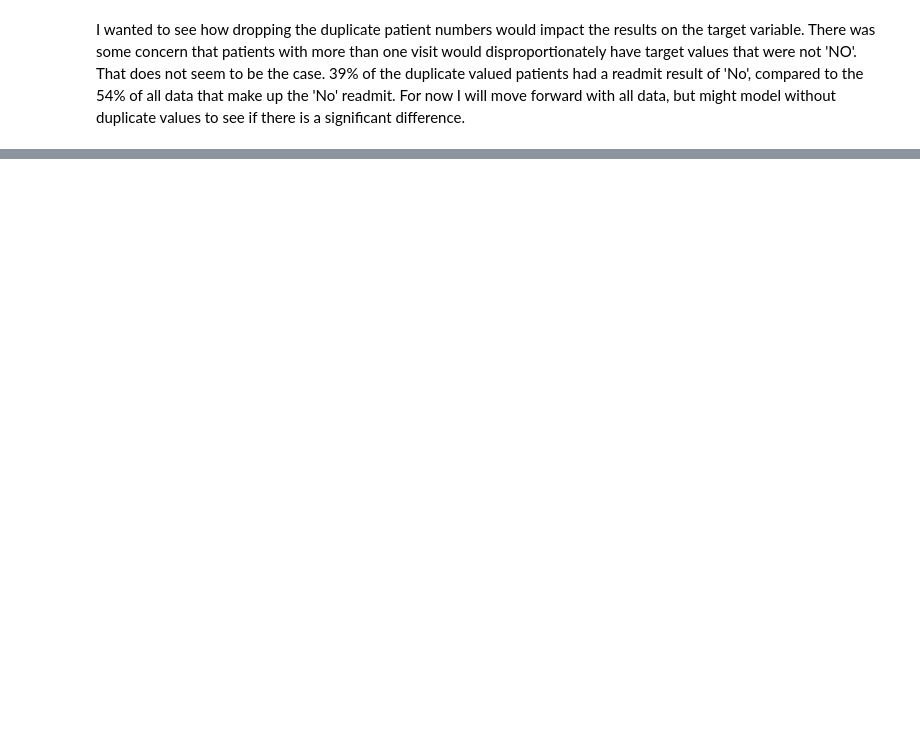
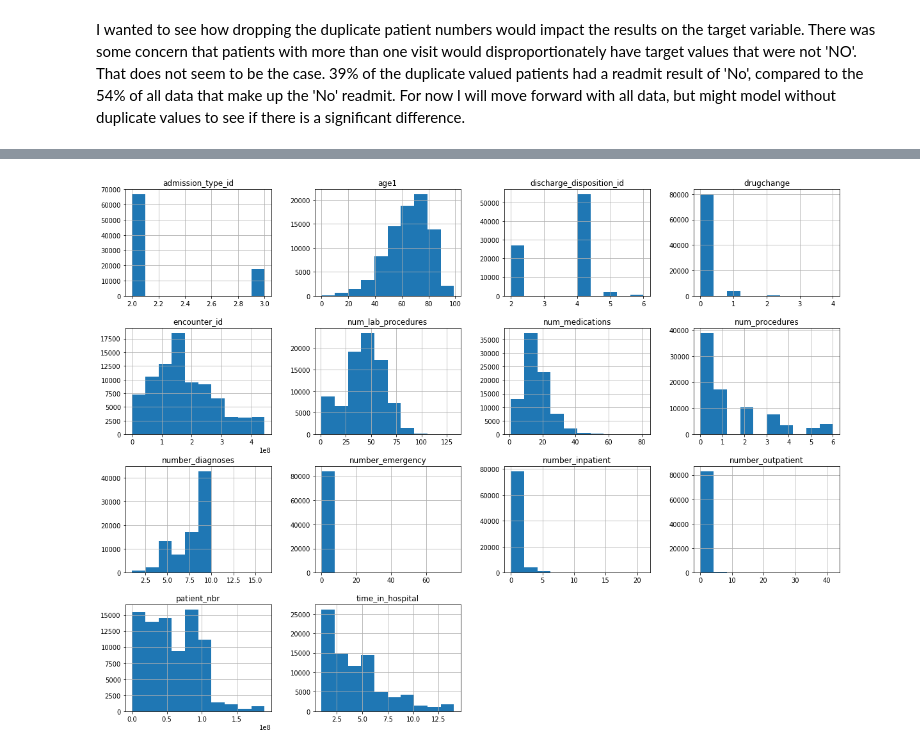
Before and after one commit to zazuetaz/Mod-5-Project, a Jupyter notebook: Zazueta - Mod 5 Project.ipynb, the cells around one changed output, grey strips where cells are left out. Saved outputs shown, nothing was run; the diff lists cells and outputs as text; code cells hidden in the pictures; blank space fills up the shorter version.

```diff
--- a/Zazueta - Mod 5 Project.ipynb
+++ b/Zazueta - Mod 5 Project.ipynb
@@ -190,0 +253,29 @@ Name: readmitted, dtype: int64
+# %%
+#I wanted to recode age as a continuous variable
+#First I needed to control for patient id, because I have a few repeat patients
+dd = data.drop_duplicates('patient_nbr', keep='first')
+
+#I then wanted to make a function that would read through the binned ages and
+#return a random int between the high and low value
+def get_age(i):
+    #this reads the 1:3 characters of e.g. '[10-20)'
+    a = dd.age[i][1:3]
+    #This controls for the '[0-10)' bin
+    if a == '0-':
+        a = 0
+    else:
+        a = int(a)
+    b = a + 10
+    c = np.random.randint(a, b)
+    #c is going to give us a random integer between e.g. (10, 20)
+    return c
+#This generates a new column with an integer of age in the df that is
+#controlled for duplicate patient ids
+dd['age1'] = [get_age(i) for i in dd.index]
+#I just want the patient id and the age
+dd = dd.drop(dd.columns[2:20],axis=1)
+dd = dd.drop('encounter_id', axis=1)
+#I merge the two data frames together
+data = data.merge(dd, how='left', left_on='patient_nbr', right_on='patient_nbr')
+data = data.drop('age', axis=1)
+data = data.drop('change', axis=1)
@@ -409,0 +313,5 @@ Image(graph.create_png())
+# %%
+feat = data
+feat.hist(figsize=(20,15));
+# %% [output]
+[figure, added]
```
Also changed, not shown: parts of 125 cells of this notebook.
